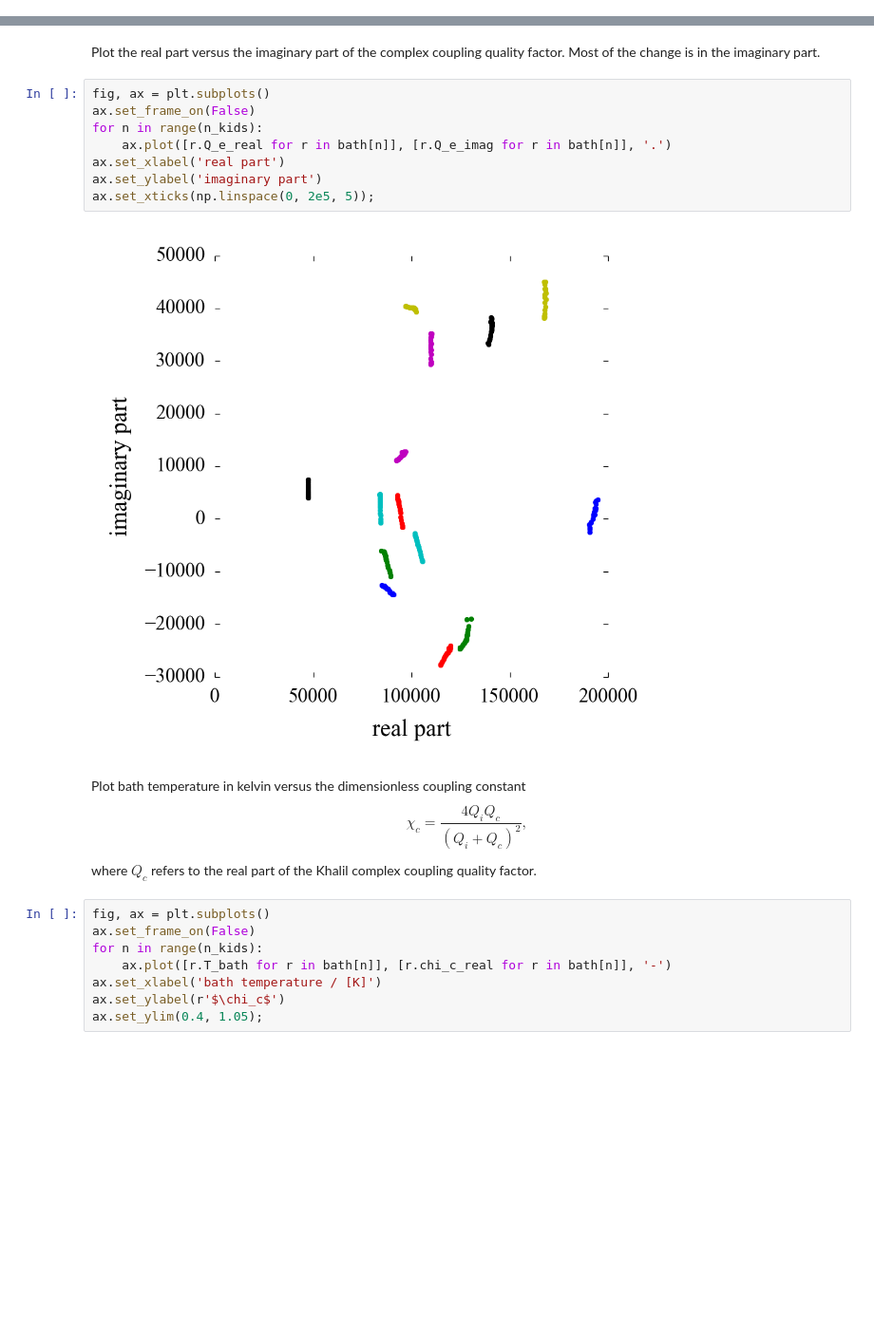
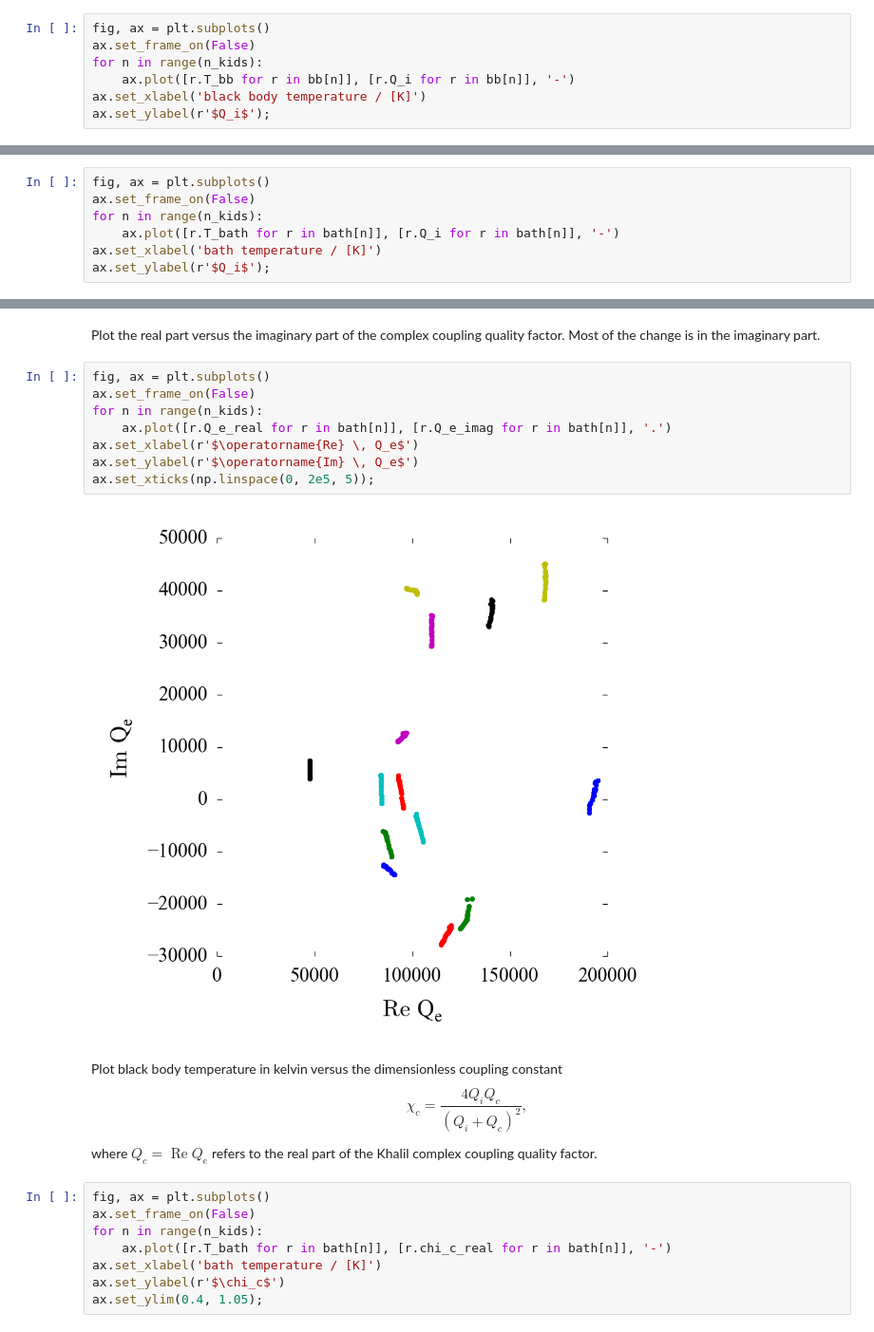
Before and after one commit to danielflanigan/ColumbiaCMB-notebooks, a Jupyter notebook: kids/2014-06-05_JPL_light_data.ipynb, the cells around one changed output, grey strips where cells are left out. Shown at 95% size. Drawn from its saved outputs; the diff is of its cells as text; blank space fills up the shorter version.

```diff
--- a/kids/2014-06-05_JPL_light_data.ipynb
+++ b/kids/2014-06-05_JPL_light_data.ipynb
@@ -25,0 +39,7 @@ ax.set_ylim(-350, 50);
+# %%
+fig, ax = plt.subplots()
+ax.set_frame_on(False)
+for n in range(n_kids):
+    ax.plot([r.T_bb for r in bb[n]], [r.Q_i for r in bb[n]], '-')
+ax.set_xlabel('black body temperature / [K]')
+ax.set_ylabel(r'$Q_i$');
@@ -89,0 +114,7 @@ ax.set_ylim(-1000, 100);
+# %%
+fig, ax = plt.subplots()
+ax.set_frame_on(False)
+for n in range(n_kids):
+    ax.plot([r.T_bath for r in bath[n]], [r.Q_i for r in bath[n]], '-')
+ax.set_xlabel('bath temperature / [K]')
+ax.set_ylabel(r'$Q_i$');
@@ -115,17 +148,17 @@ Plot the real part versus the imaginary part of the complex coupling quality fac
 # %%
 fig, ax = plt.subplots()
 ax.set_frame_on(False)
 for n in range(n_kids):
     ax.plot([r.Q_e_real for r in bath[n]], [r.Q_e_imag for r in bath[n]], '.')
-ax.set_xlabel('real part')
-ax.set_ylabel('imaginary part')
+ax.set_xlabel(r'$\operatorname{Re} \, Q_e$')
+ax.set_ylabel(r'$\operatorname{Im} \, Q_e$')
 ax.set_xticks(np.linspace(0, 2e5, 5));
 # %% [output]
-[figure, old version]
+[figure, new version]
 # %% [markdown]
-Plot bath temperature in kelvin versus the dimensionless coupling constant
+Plot black body temperature in kelvin versus the dimensionless coupling constant
 $$\chi_c = \frac{4 Q_i Q_c}{(Q_i + Q_c)^2},$$
-where $Q_c$ refers to the real part of the Khalil complex coupling quality factor.
+where $Q_c = \operatorname{Re} Q_e$ refers to the real part of the Khalil complex coupling quality factor.
 # %%
 fig, ax = plt.subplots()
 ax.set_frame_on(False)
```
Also changed, not shown: parts of 15 cells of this notebook.
